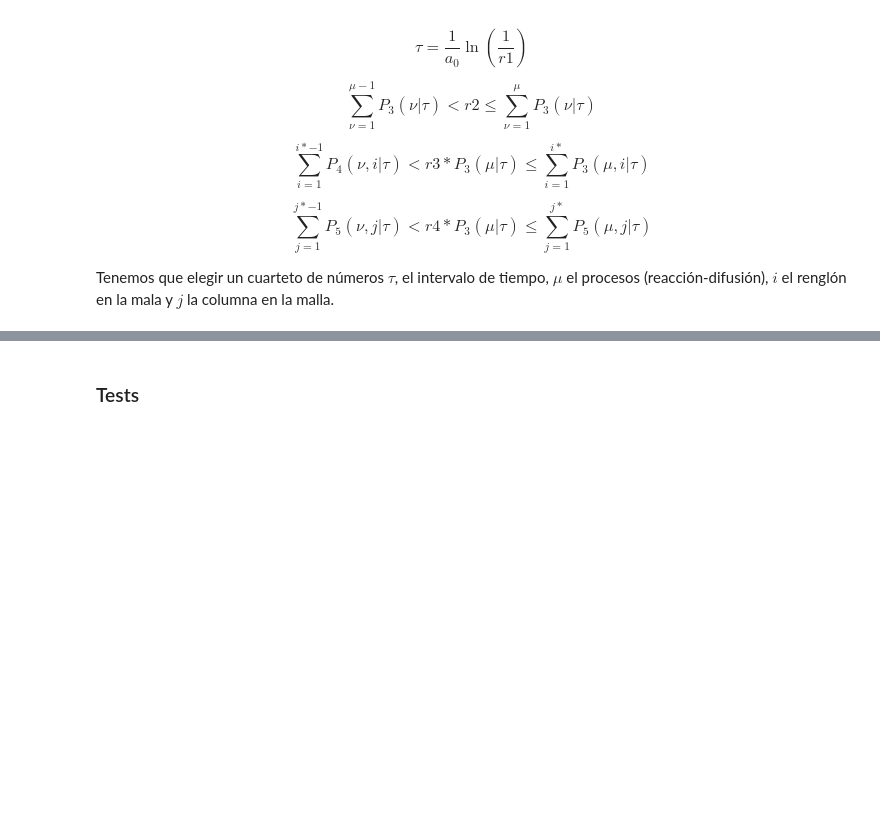
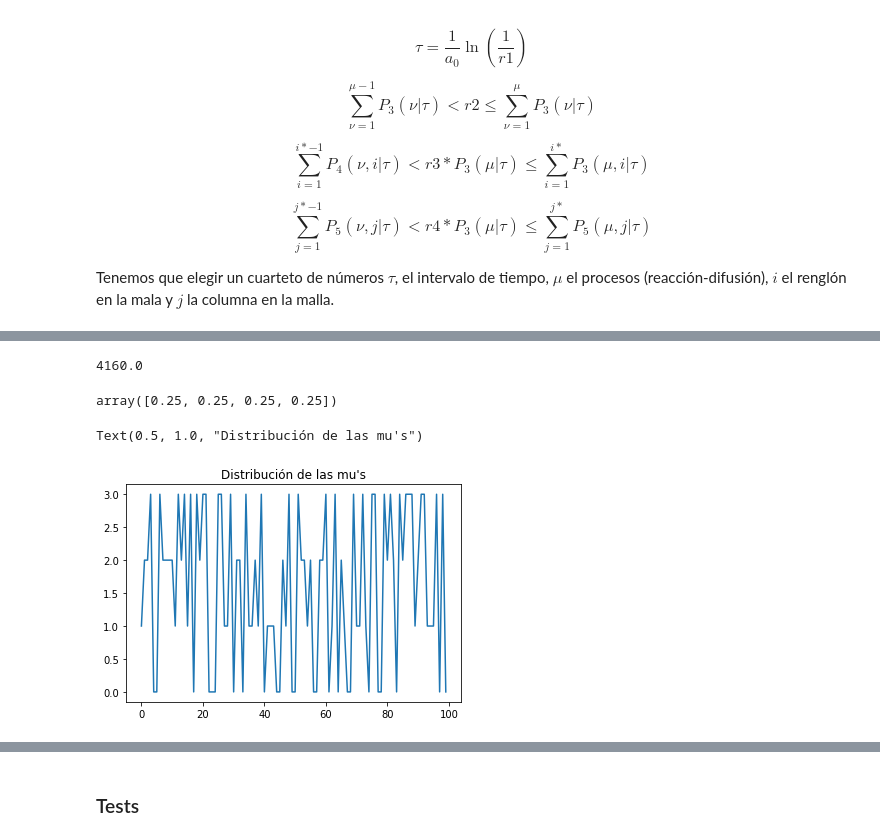
Before and after one commit to AdrianoValdesGomez/Selected-Topics-in-Biophysics, a Jupyter notebook: Notebooks/Gillespie Algorithm (Extension to anisotropic environments).ipynb, the cells around one changed output, grey strips where cells are left out. Cells and saved outputs as stored; diff of their text form; code cells hidden in the pictures; blank space fills up the shorter version.

```diff
--- a/Notebooks/Gillespie Algorithm (Extension to anisotropic environments).ipynb
+++ b/Notebooks/Gillespie Algorithm (Extension to anisotropic environments).ipynb
@@ -205,12 +205,14 @@ $$\sum_{j=1}^{j* -1} P_5(\nu, j|\tau) < r4*P_3(\mu |\tau) \le \sum_{j = 1}^{j*}
 Tenemos que elegir un cuarteto de números $\tau$, el intervalo de tiempo, $\mu$ el procesos (reacción-difusión), $i$ el renglón en la mala y $j$ la columna en la malla.
 # %%
 def fun_mu(P3,r2):
-    suma_mu = 0
+    suma_mu = 0.
     for nu in range(4):
+        #print('P3[mu]', P3[nu],'nu',nu)
         suma_mu = suma_mu + P3[nu]
-        if suma_mu <= r2:
+        #print('Suma_mu', suma_mu,'r2',r2)
+        if suma_mu >= r2:
             return nu
-    return nu
+    #return nu
 # %%
 def fun_i(P3,P4,r3,mu):
     suma_i = 0
@@ -249,0 +232,2 @@ fun_j(P3,P5,np.random.rand(),1)
+# %%
+P2,P3,P4,P5 = act_probs(a,a0,P2,P3,P4,P5)
@@ -249,0 +236,16 @@ fun_j(P3,P5,np.random.rand(),1)
+# %%
+a0
+# %% [output]
+4160.0
+# %%
+P3
+# %% [output]
+array([0.25, 0.25, 0.25, 0.25])
+# %%
+chosen_mus = [fun_mu(P3,np.random.rand()) for i in range(100)]
+# %%
+plt.plot(chosen_mus)
+plt.title("Distribución de las mu's")
+# %% [output]
+Text(0.5, 1.0, "Distribución de las mu's")
+[figure, added]
```
Also changed, not shown: parts of 13 cells of this notebook.
